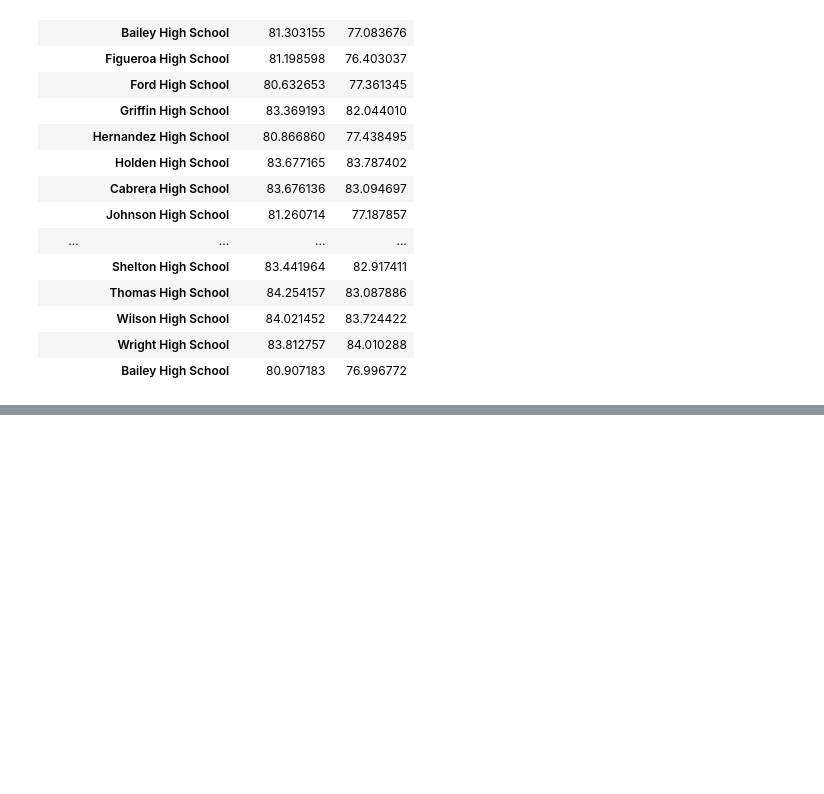
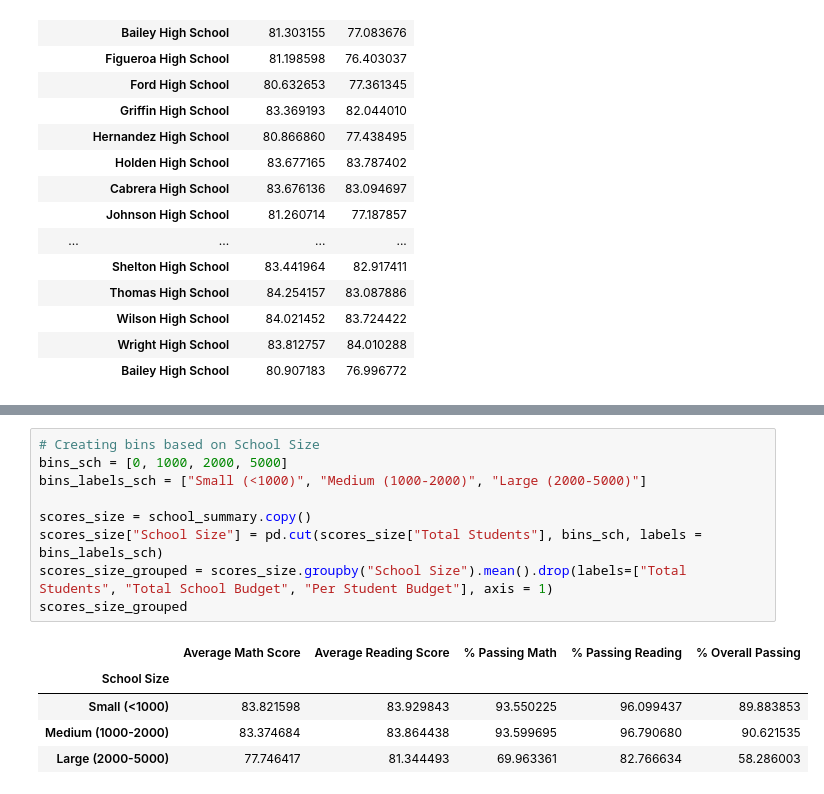
Before and after one commit to P219-C/pandas-challenge, a Jupyter notebook: PyCitySchools/main.ipynb, the cells around one changed output, grey strips where cells are left out. Saved outputs shown, nothing was run; the diff lists cells and outputs as text; blank space fills up the shorter version.

```diff
--- a/PyCitySchools/main.ipynb
+++ b/PyCitySchools/main.ipynb
@@ -144,0 +169,15 @@ math_scores_grade
+# %%
+# Creating bins based on School Size
+bins_sch = [0, 1000, 2000, 5000]
+bins_labels_sch = ["Small (<1000)", "Medium (1000-2000)", "Large (2000-5000)"]
+
+scores_size = school_summary.copy()
+scores_size["School Size"] = pd.cut(scores_size["Total Students"], bins_sch, labels = bins_labels_sch)
+scores_size_grouped = scores_size.groupby("School Size").mean().drop(labels=["Total Students", "Total School Budget", "Per Student Budget"], axis = 1)
+scores_size_grouped
+# %% [output]
+|  | Average Math Score | Average Reading Score | % Passing Math | % Passing Reading | % Overall Passing |
+| School Size |  |  |  |  |  |
+| Small (<1000) | 83.821598 | 83.929843 | 93.550225 | 96.099437 | 89.883853 |
+| Medium (1000-2000) | 83.374684 | 83.864438 | 93.599695 | 96.790680 | 90.621535 |
+| Large (2000-5000) | 77.746417 | 81.344493 | 69.963361 | 82.766634 | 58.286003 |
```
Also changed, not shown: parts of 6 cells of this notebook, 1 other file.
